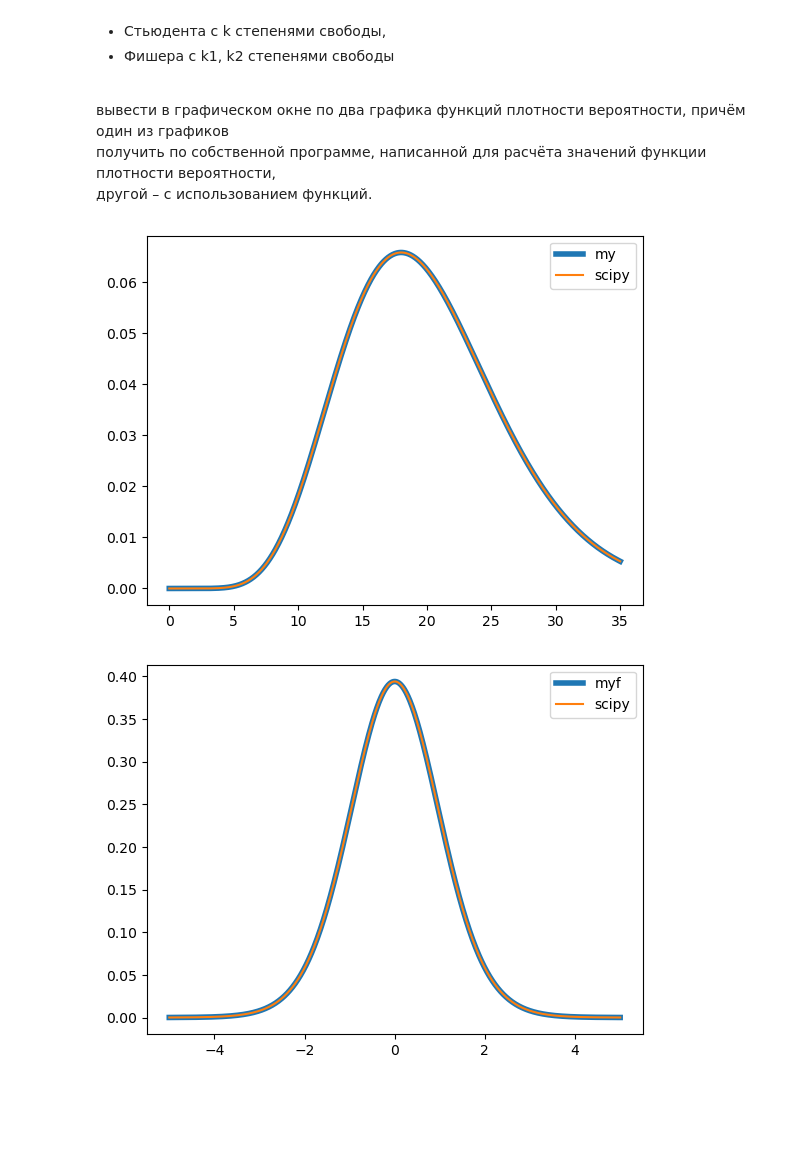
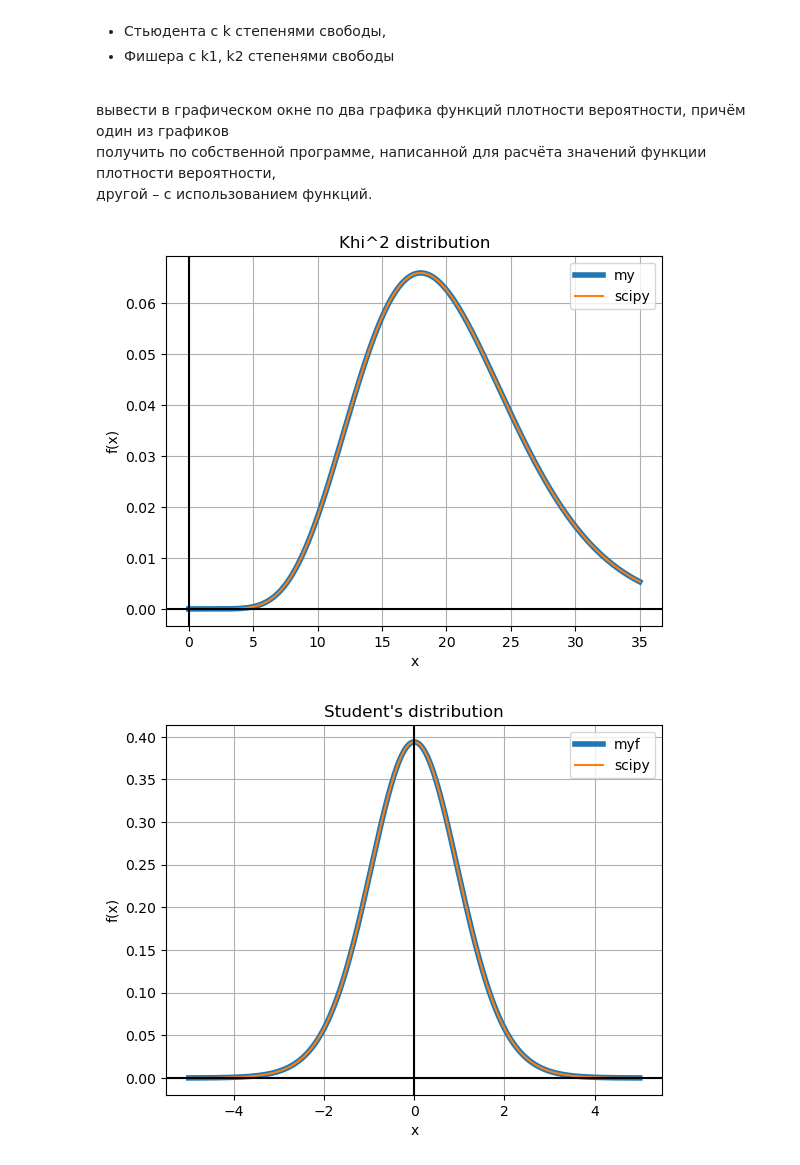
Before and after one commit to Jrvvv/Math_With_Py, a Jupyter notebook: Statistics_and_probability/PL2.ipynb, the cells around one changed output. Cells and saved outputs as stored; diff of their text form; code cells hidden in the pictures; blank space fills up the shorter version.

```diff
--- a/Statistics_and_probability/PL2.ipynb
+++ b/Statistics_and_probability/PL2.ipynb
@@ -126,35 +126,45 @@ plt.show()
 # %%
 import numpy as np
 import matplotlib.pyplot as plt
 
 from scipy.special import gamma
 from scipy.stats import chi2
 from scipy.stats import t
 from scipy.stats import f
 
 # параметры распределения
 k = 20
 
 # собственная программа для расчета функции плотности вероятности
-def my_chi2(x, k):
+def my_khi2(x, k):
     if x < 0:
         return 0
     else:
         return 1/(2**(k/2)*gamma(k/2))*x**(k/2-1)*np.exp(-x/2)
 
 # график функции плотности вероятности, полученный с помощью собственной программы
 x = np.linspace(0, 35, 1000)
-y_my = [my_chi2(i, k) for i in x]
+y_my = [my_khi2(i, k) for i in x]
 plt.plot(x, y_my, label='my', linewidth=4)
 
 # график функции плотности вероятности, полученный с помощью функции из библиотеки scipy
 y_scipy = chi2.pdf(x, k)
 plt.plot(x, y_scipy, label='scipy')
 
+plt.xlabel('x')
+plt.ylabel('f(x)')
+
+plt.grid('square')
+
+plt.title('Khi^2 distribution')
+
+plt.axhline(y=0, color='k')
+plt.axvline(x=0, color='k')
+
 plt.legend()
 plt.show()
 # %% [output]
-[figure, old version]
+[figure, new version]
 # %%
 # параметры распределения
 k = 20
@@ -172,10 +182,20 @@ plt.plot(x, y_my, label='myf', linewidth=4)
 y_scipy = t.pdf(x, k)
 plt.plot(x, y_scipy, label='scipy')
 
+plt.xlabel('x')
+plt.ylabel('f(x)')
+
+plt.grid('square')
+
+plt.title('Student\'s distribution')
+
+plt.axhline(y=0, color='k')
+plt.axvline(x=0, color='k')
+
 plt.legend()
 plt.show()
 # %% [output]
-[figure, old version]
+[figure, new version]
 # %%
 k1 = 4
 k2 = 9
```
Also changed, not shown: parts of 2 cells of this notebook.
